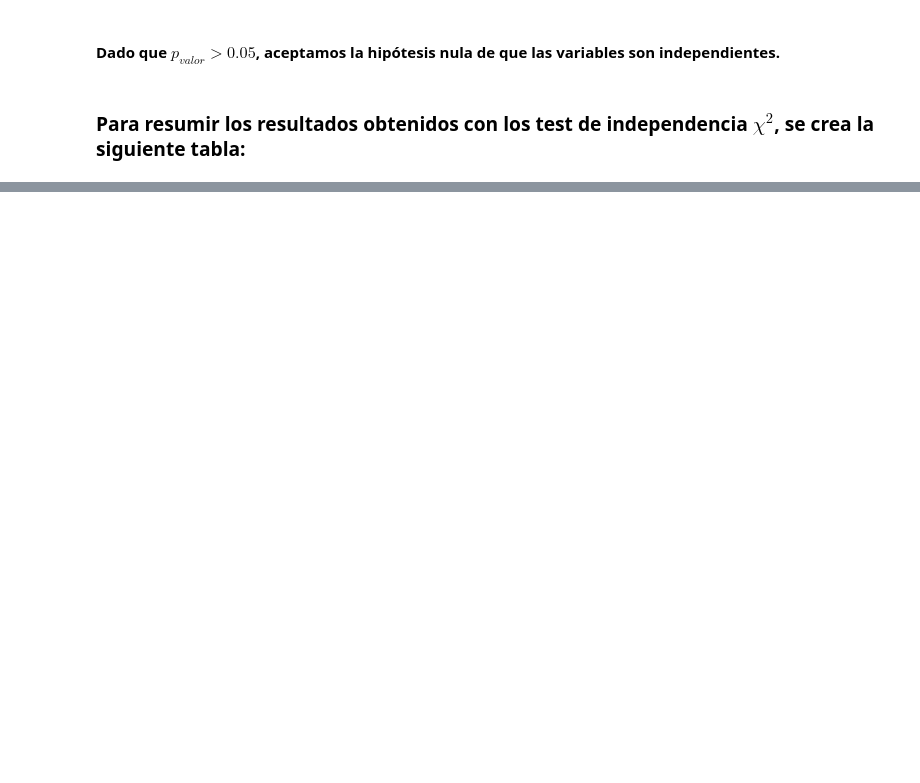
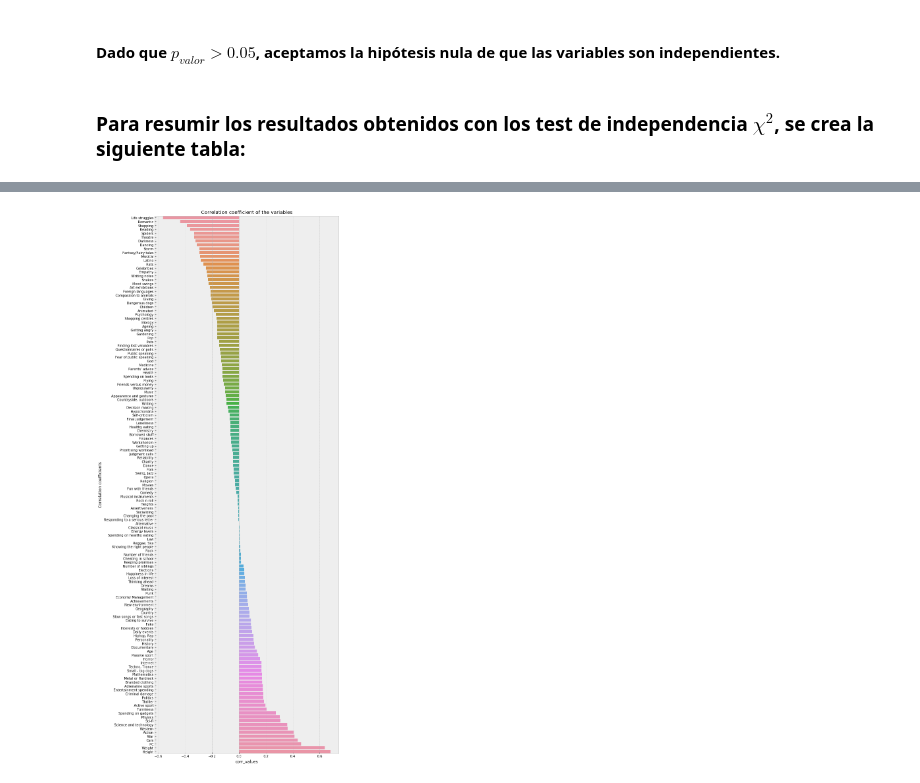
Before and after one commit to tyncho08/DiploDatos, a Jupyter notebook: Laboratorio 2/notebook_laboratorio_2.ipynb, the cells around one changed output, grey strips where cells are left out. Cells and saved outputs as stored; diff of their text form; code cells hidden in the pictures; blank space fills up the shorter version.

```diff
--- a/Laboratorio 2/notebook_laboratorio_2.ipynb
+++ b/Laboratorio 2/notebook_laboratorio_2.ipynb
@@ -643,0 +741,40 @@ display(tabla_independencia)
+# %%
+def do_ploting(x, y, figsize):
+    fig, ax = plt.subplots(figsize= figsize)
+    ax.set_title("Correlation coefficient of the variables")
+    sns.barplot(x=x, y=y,  ax = ax)
+    ax.set_ylabel("Correlation coefficients")
+
+def correlation_plot(var_of_interest, df_main, mapping, figsize = (10,30)):
+    def calc_corr(var_of_interest, df, cols, figsize):
+        lbls = []
+        vals = []
+        for col in cols:
+            lbls.append(col)
+            vals.append(np.corrcoef(df[col], df[var_of_interest])[0,1])
+        corrs = pd.DataFrame({'features': lbls, 'corr_values': vals})
+        corrs = corrs.sort_values(by='corr_values')
+        do_ploting(corrs.corr_values, corrs['features'], figsize)
+        return corrs
+    #imputing the set
+    df = copy.deepcopy(df_main)
+    df.replace(mapping, inplace = True)
+    mean_values = df.mean(axis=0)
+    df.fillna(mean_values, inplace=True)
+
+    #correlating non-categorical variables
+    cols_floats = [col for col in df.columns if df[col].dtype!='object']
+    cols_floats.remove(var_of_interest)
+    corrs_one = calc_corr(var_of_interest, df, cols_floats, figsize)
+
+    return corrs_one
+# %%
+var_of_interest = 'Gender'
+mapping = {var_of_interest: {'female': 0, 'male': 1}}
+young.dropna(subset=[var_of_interest], inplace=True)
+# to be able to use hue parameter for better comparison in seaborn
+young["all"] = ""
+
+corrs_area = correlation_plot(var_of_interest, young, mapping)
+# %% [output]
+[figure, added]
```
Also changed, not shown: parts of 25 cells of this notebook.
